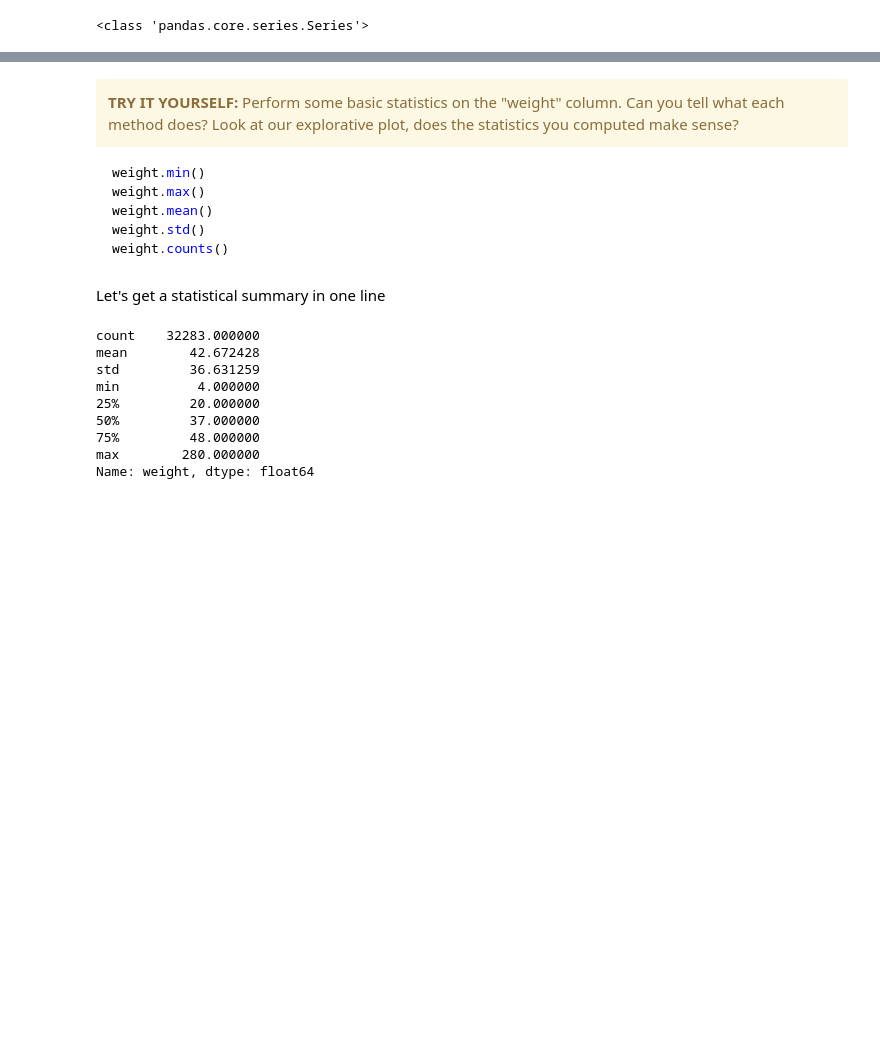
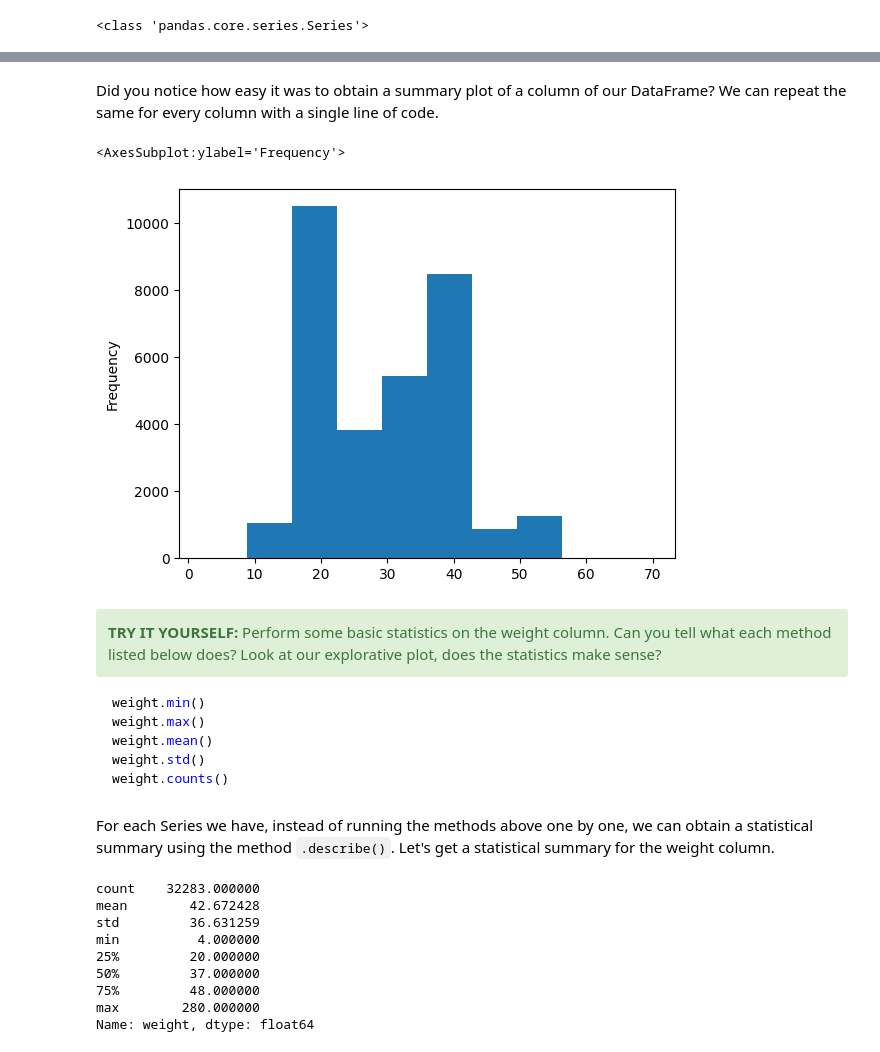
Before and after one commit to UtrechtUniversity/workshop-introduction-to-python, a Jupyter notebook: book/data-science-with-pandas-1.ipynb, the cells around one changed output, grey strips where cells are left out. Saved outputs shown, nothing was run; the diff lists cells and outputs as text; code cells hidden in the pictures; blank space fills up the shorter version.

````diff
--- a/book/data-science-with-pandas-1.ipynb
+++ b/book/data-science-with-pandas-1.ipynb
@@ -112,6 +146,13 @@ weight.plot(kind='hist')
+# %% [markdown]
+Did you notice how easy it was to obtain a summary plot of a column of our DataFrame? We can repeat the same for every column with a single line of code.
+# %%
+surveys_df['hindfoot_length'].plot(kind='hist')
+# %% [output]
+<AxesSubplot:ylabel='Frequency'>
+[figure, added]
 # %% [markdown]
-<div class="alert alert-block alert-warning">
-<b>TRY IT YOURSELF:</b> Perform some basic statistics on the "weight" column. Can you tell what each method does? Look at our explorative plot, does the statistics you computed make sense?
+<div class="alert alert-block alert-success">
+<b>TRY IT YOURSELF:</b> Perform some basic statistics on the weight column. Can you tell what each method listed below does? Look at our explorative plot, does the statistics make sense?
 </div>
 
 ```python
@@ -121,8 +162,8 @@ weight.mean()
 weight.std()
 weight.counts()
 ```
-# %% [markdown]
-Let's get a statistical summary in one line
+# %% [markdown]
+For each Series we have, instead of running the methods above one by one, we can obtain a statistical summary using the method ```.describe()```. Let's get a statistical summary for the weight column.
 # %%
 weight.describe()
 # %% [output]
````
Also changed, not shown: parts of 85 cells of this notebook.
